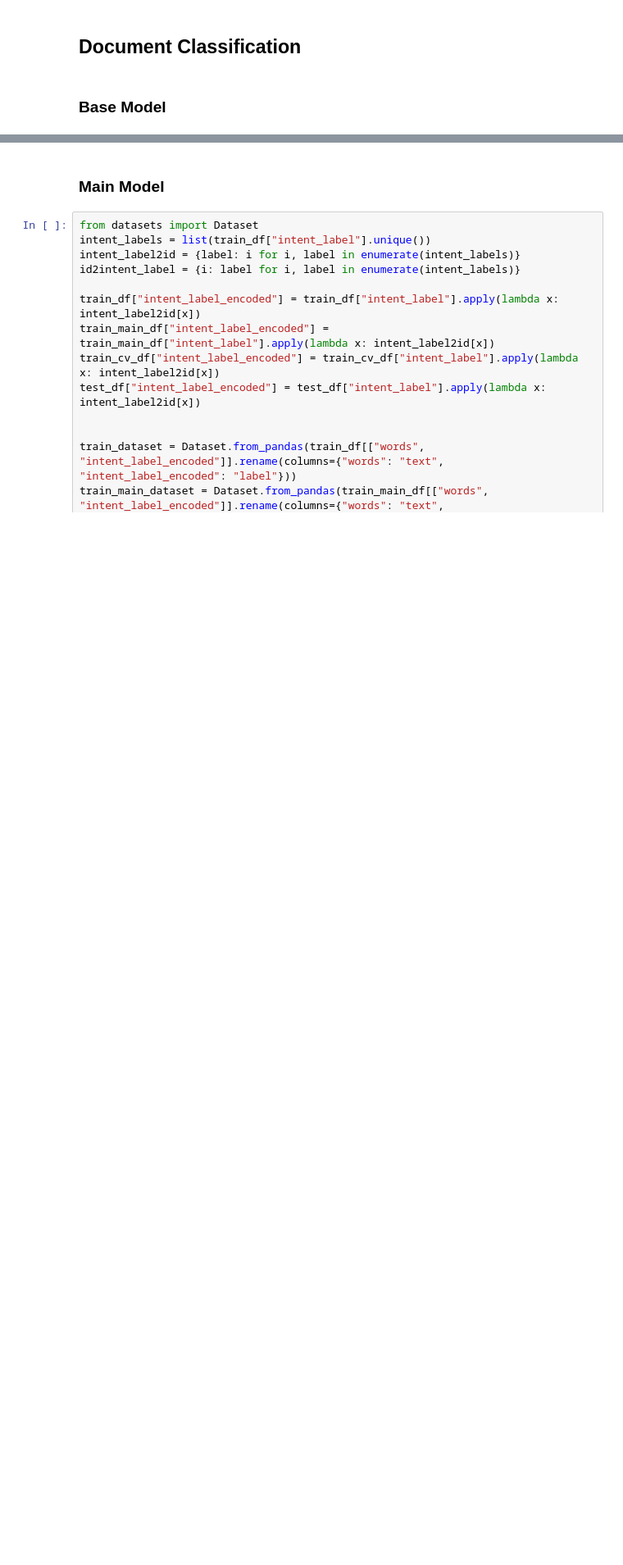
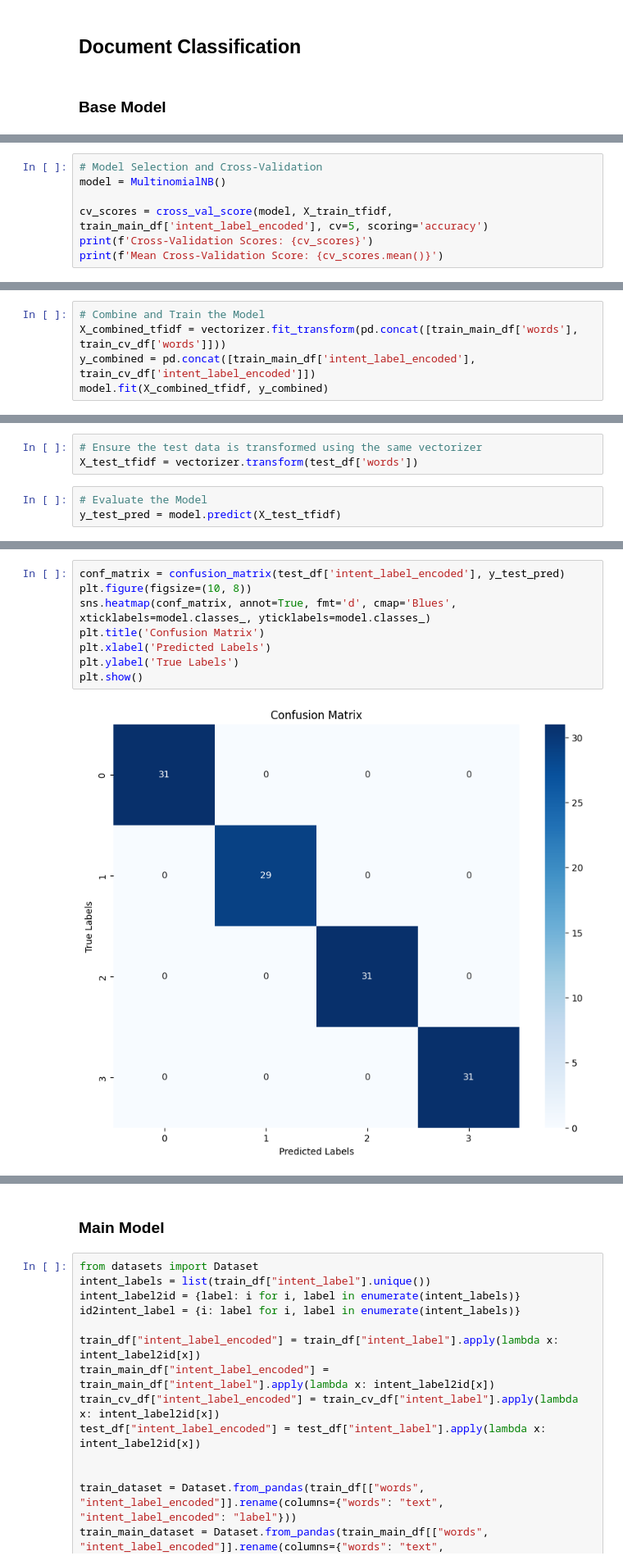
Before and after one commit to alihaji1221/NLP_HW3_Document_Classification_Base_Model, a Jupyter notebook: Ali_00.ipynb, the cells around one changed output, grey strips where cells are left out. Shown at 82% size. Drawn from its saved outputs; the diff is of its cells as text; blank space fills up the shorter version.

Commit message:
Base Model Done - but accuracy is 100% !!

```diff
--- a/Ali_00.ipynb
+++ b/Ali_00.ipynb
@@ -469,0 +482,7 @@ plt.show()
+# %%
+# Model Selection and Cross-Validation
+model = MultinomialNB()
+
+cv_scores = cross_val_score(model, X_train_tfidf, train_main_df['intent_label_encoded'], cv=5, scoring='accuracy')
+print(f'Cross-Validation Scores: {cv_scores}')
+print(f'Mean Cross-Validation Score: {cv_scores.mean()}')
@@ -469,0 +492,5 @@ plt.show()
+# %%
+# Combine and Train the Model
+X_combined_tfidf = vectorizer.fit_transform(pd.concat([train_main_df['words'], train_cv_df['words']]))
+y_combined = pd.concat([train_main_df['intent_label_encoded'], train_cv_df['intent_label_encoded']])
+model.fit(X_combined_tfidf, y_combined)
@@ -469,0 +499,6 @@ plt.show()
+# %%
+# Ensure the test data is transformed using the same vectorizer
+X_test_tfidf = vectorizer.transform(test_df['words'])
+# %%
+# Evaluate the Model
+y_test_pred = model.predict(X_test_tfidf)
@@ -469,0 +532,10 @@ plt.show()
+# %%
+conf_matrix = confusion_matrix(test_df['intent_label_encoded'], y_test_pred)
+plt.figure(figsize=(10, 8))
+sns.heatmap(conf_matrix, annot=True, fmt='d', cmap='Blues', xticklabels=model.classes_, yticklabels=model.classes_)
+plt.title('Confusion Matrix')
+plt.xlabel('Predicted Labels')
+plt.ylabel('True Labels')
+plt.show()
+# %% [output]
+[figure, added]
```
Also changed, not shown: parts of 6 cells of this notebook.
